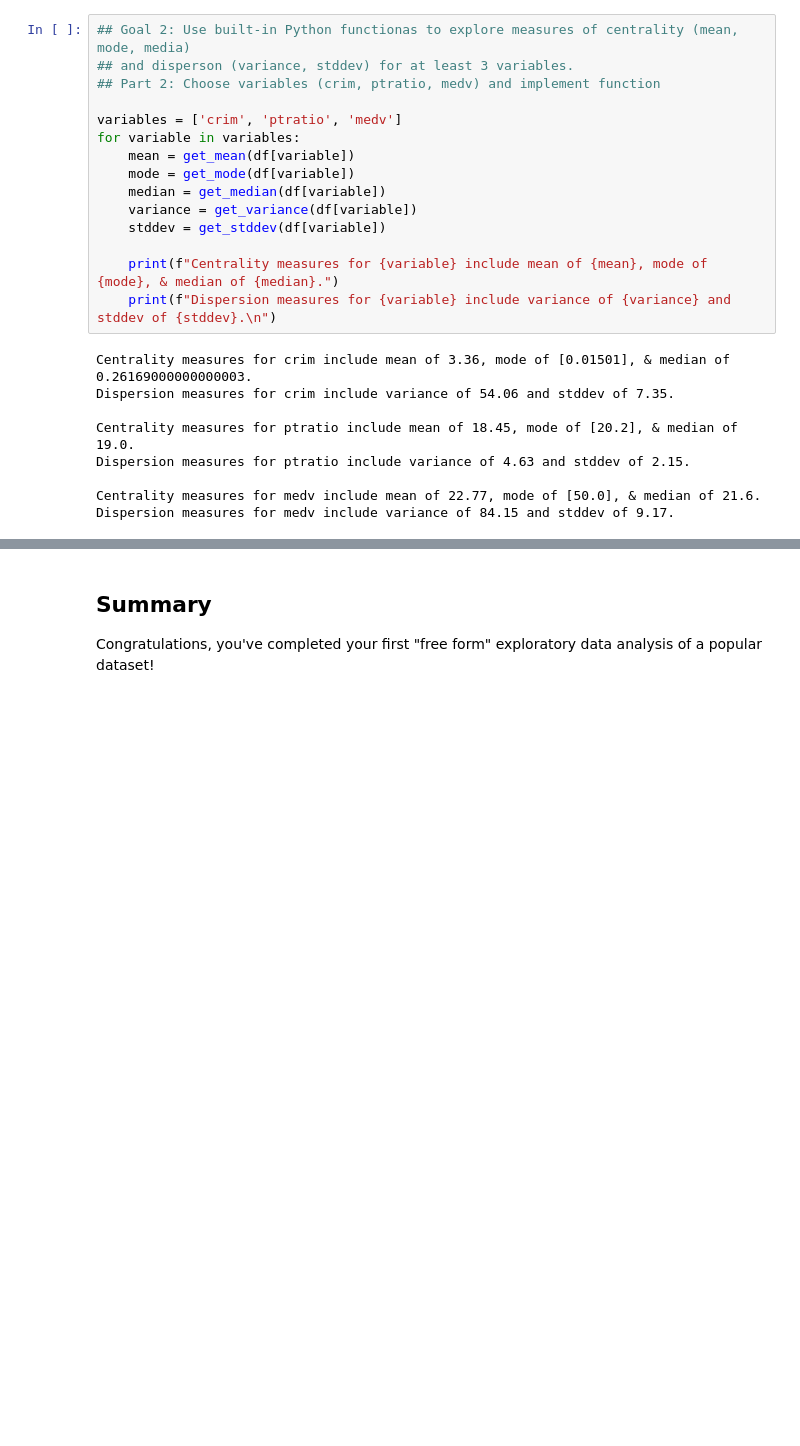
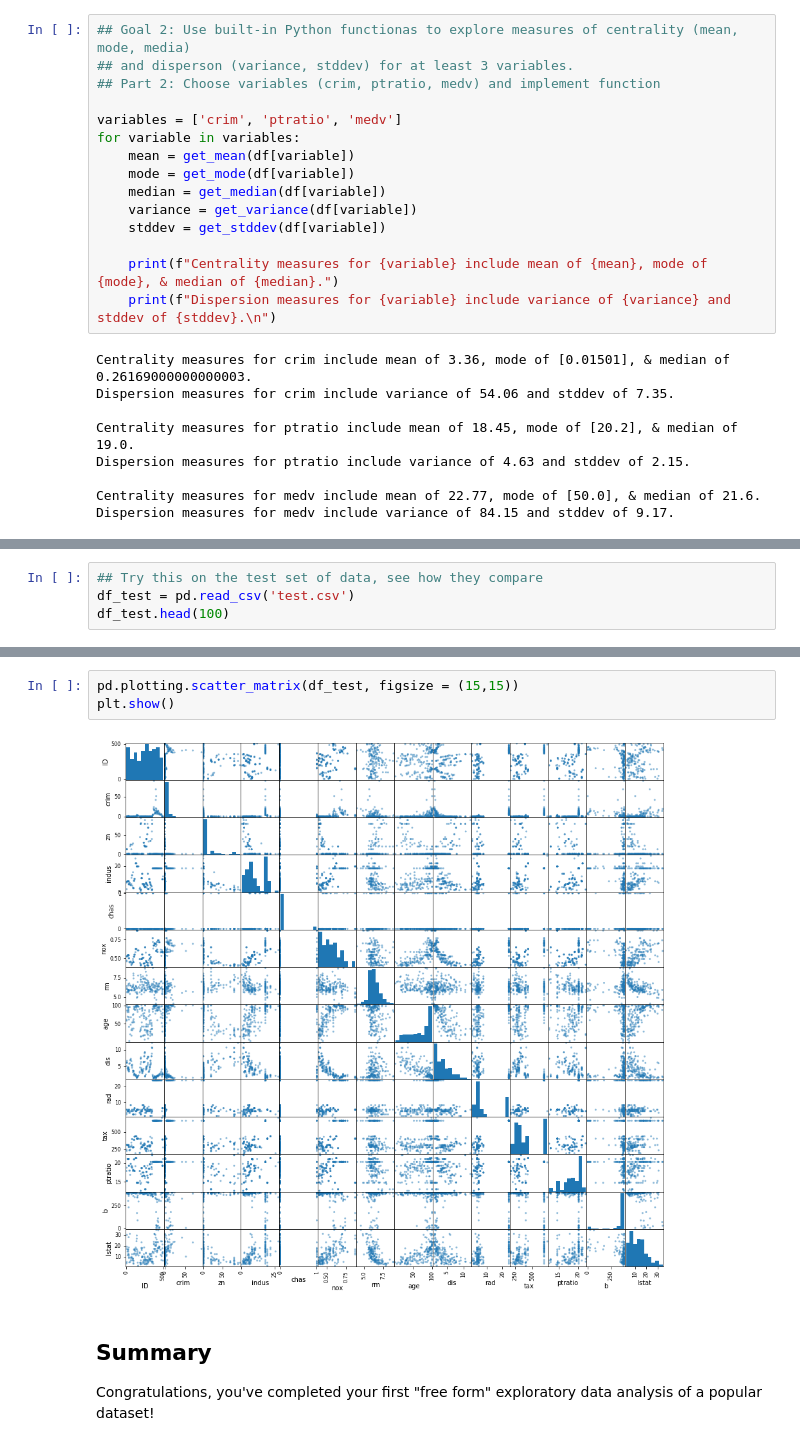
Before and after one commit to scottlou/dsc-project-eda-with-pandas-onl01-dtsc-pt-030220, a Jupyter notebook: index.ipynb, the cells around one changed output, grey strips where cells are left out. Saved outputs shown, nothing was run; the diff lists cells and outputs as text; blank space fills up the shorter version.

```diff
--- a/index.ipynb
+++ b/index.ipynb
@@ -204,0 +314,4 @@ Dispersion measures for medv include variance of 84.15 and stddev of 9.17.
+# %%
+## Try this on the test set of data, see how they compare
+df_test = pd.read_csv('test.csv')
+df_test.head(100)
@@ -205,3 +364,8 @@ Dispersion measures for medv include variance of 84.15 and stddev of 9.17.
+# %%
+pd.plotting.scatter_matrix(df_test, figsize = (15,15))
+plt.show()
+# %% [output]
+[figure, added]
 # %% [markdown]
 ## Summary
 
```
Also changed, not shown: parts of 8 cells of this notebook.
